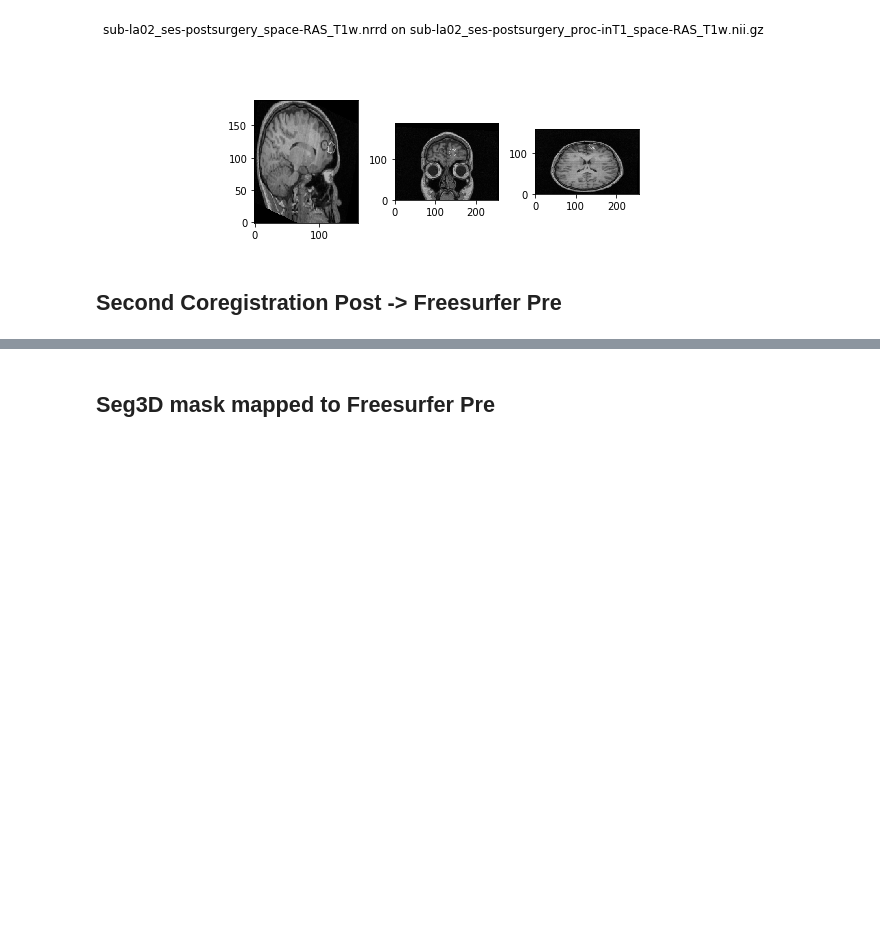
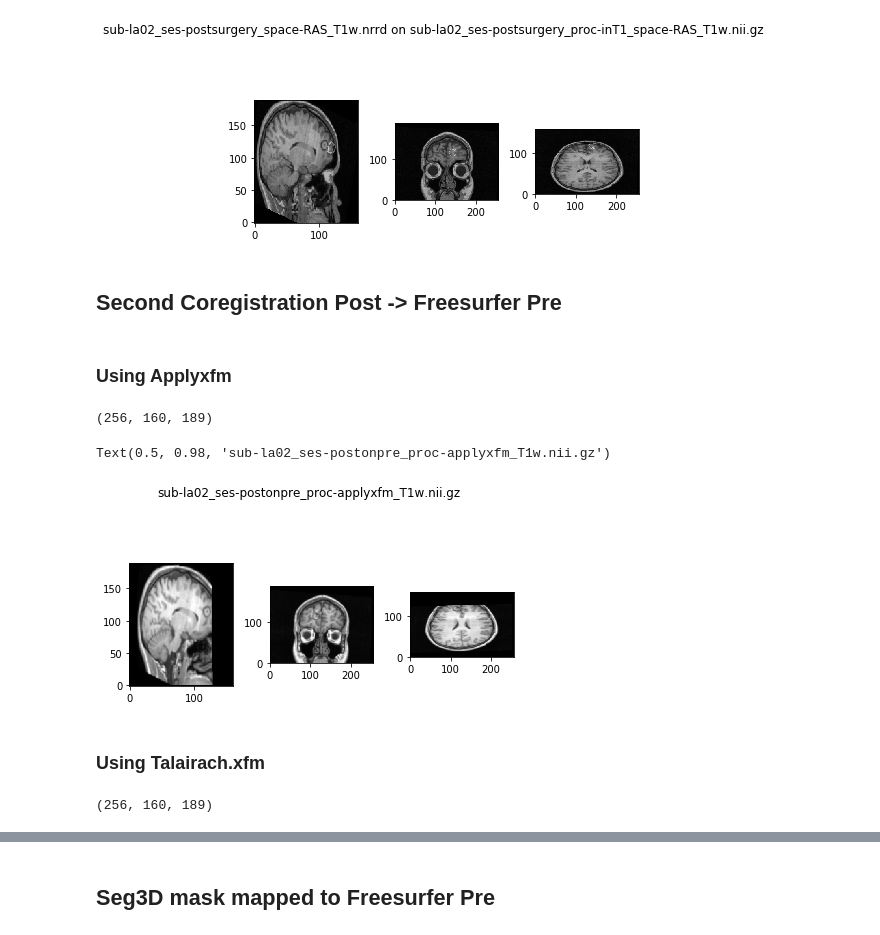
Before and after one commit to adam2392/ears, a Jupyter notebook: notebooks/validation_of_postsurgicalmasking.ipynb, the cells around one changed output, grey strips where cells are left out. Drawn from its saved outputs; the diff is of its cells as text; code cells hidden in the pictures; blank space fills up the shorter version.

```diff
--- a/notebooks/validation_of_postsurgicalmasking.ipynb
+++ b/notebooks/validation_of_postsurgicalmasking.ipynb
@@ -80,9 +80,17 @@ acpc_pret1_fpath = bids_root / f'sub-{subject}' / 'ses-presurgery' / 'anat' / ac
 acpc_postt1_basename = make_bids_basename(subject=subject, session='postsurgery', space='RAS', suffix='T1w.nii')
 acpc_postt1_fpath = bids_root / f'sub-{subject}' / 'ses-postsurgery' / 'anat' / acpc_postt1_basename
 
-# after coregistration post on pre
+# after first coregistration post on pre
 postonpre_t1_basename = make_bids_basename(subject=subject, session='postonpre', suffix='T1w.nii.gz')
-postonpre_t1_fpath = bids_root / f'sub-{subject}' / 'coregistration' / postonpre_t1_basename
+postonpre_t1_fpath = bids_root / f'sub-{subject}' / 'ses-postonpre' / postonpre_t1_basename
+
+# after second coregistration using applyxfm
+app_postonpre_t1_basename = make_bids_basename(subject=subject, session='postonpre', processing='applyxfm', suffix='T1w.nii.gz')
+app_postonpre_t1_fpath = bids_root / f'sub-{subject}' / 'ses-postonpre' / app_postonpre_t1_basename
+
+# after second conregistration using talairach.xfm
+tal_postonpre_t1_basename = make_bids_basename(subject=subject, session='postonpre', processing='talairach', suffix='T1w.nii.gz')
+tal_postonpre_t1_fpath = bids_root / f'sub-{subject}' / 'ses-postonpre' / tal_postonpre_t1_basename
 # %%
 # use nibabel and load
 postt1 = nb.load(postt1_fpath)
@@ -95,6 +103,9 @@ acpc_pret1 = nb.load(acpc_pret1_fpath)
 acpc_postt1 = nb.load(acpc_postt1_fpath)
 
 postonpre_t1 = nb.load(postonpre_t1_fpath)
+
+app_postonpre_t1 = nb.load(app_postonpre_t1_fpath)
+tal_postonpre_t1 = nb.load(tal_postonpre_t1_fpath)
 # %% [markdown]
 # Visualization and Basic Analysis
 # %% [markdown]
@@ -301,3 +312,37 @@ Text(0.5, 0.98, 'sub-la02_ses-postsurgery_space-RAS_T1w.nrrd on sub-la02_ses-pos
 [figure]
 # %% [markdown]
 ## Second Coregistration Post -> Freesurfer Pre
+# %% [markdown]
+### Using Applyxfm
+# %%
+# re-orient to RAS coordinates
+ras_app_postonpre_t1 = nb.as_closest_canonical(app_postonpre_t1)
+
+# load and check dimensions
+ras_app_postonpre_t1_data = ras_app_postonpre_t1.get_fdata()
+#ras_app_postonpre_t1_data_squeezed = np.squeeze(ras_app_postonpre_t1_data, axis = 3)
+ras_app_postonpre_t1_data.shape
+# %% [output]
+(256, 160, 189)
+# %%
+# visualize slices with ablation (sagittal, coronal, axial)
+slice_0 = ras_app_postonpre_t1_data[112, :, :]
+slice_1 = ras_app_postonpre_t1_data[:, 119, :]
+slice_2 = ras_app_postonpre_t1_data[:, :, 116]
+show_slices([slice_0, slice_1, slice_2])
+plt.tight_layout()
+plt.suptitle(app_postonpre_t1_basename)
+# %% [output]
+Text(0.5, 0.98, 'sub-la02_ses-postonpre_proc-applyxfm_T1w.nii.gz')
+[figure, added]
+# %% [markdown]
+### Using Talairach.xfm
+# %%
+# re-orient to RAS coordinates
+ras_tal_postonpre_t1 = nb.as_closest_canonical(tal_postonpre_t1)
+
+# load and check dimensions
+ras_tal_postonpre_t1_data = ras_tal_postonpre_t1.get_fdata()
+ras_tal_postonpre_t1_data.shape
+# %% [output]
+(256, 160, 189)
```
Also changed, not shown: parts of 2 cells of this notebook.
